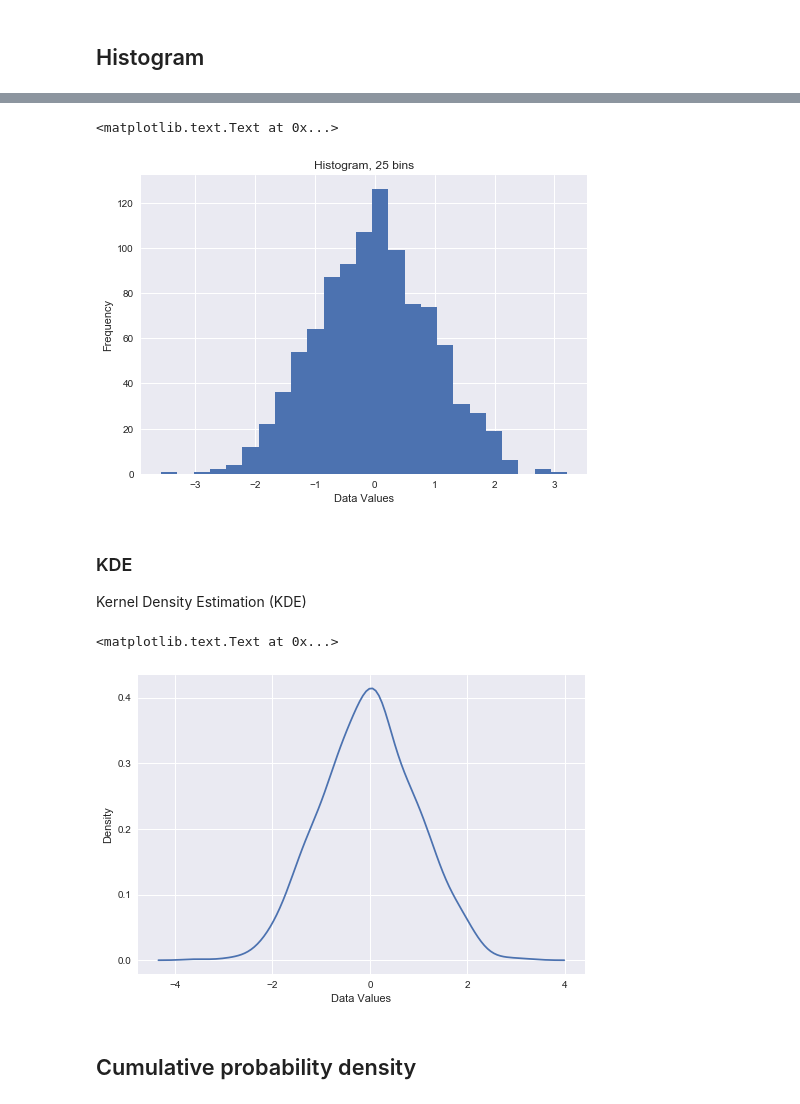
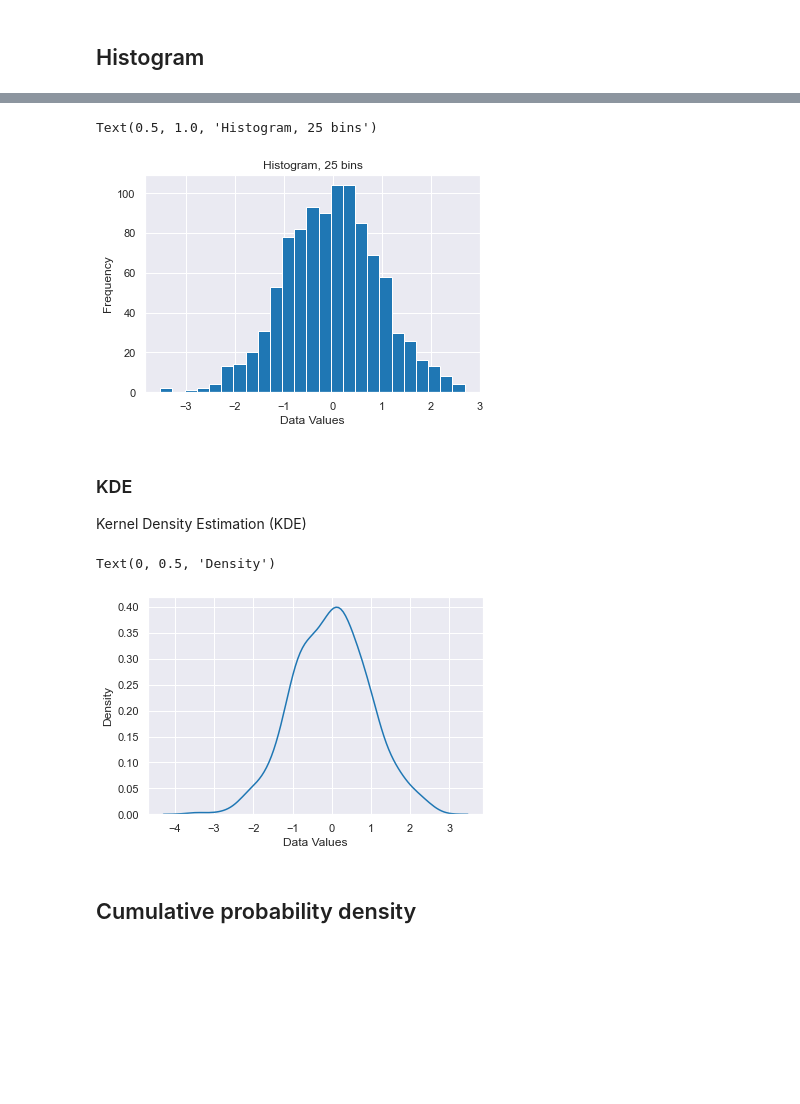
Before and after one commit to thomas-haslwanter/statsintro_python, a Jupyter notebook: ipynb/4_dataDisplay.ipynb, the cells around one changed output, grey strips where cells are left out. Cells and saved outputs as stored; diff of their text form; code cells hidden in the pictures; blank space fills up the shorter version.

```diff
--- a/ipynb/4_dataDisplay.ipynb
+++ b/ipynb/4_dataDisplay.ipynb
@@ -60,13 +59,13 @@ title('Histogram, default settings')
 # %%
-x = randn(1000)
+x = np.random.randn(1000)
 # %%
-hist(x,25)
-xlabel('Data Values')
-ylabel('Frequency')
-title('Histogram, 25 bins')
+plt.hist(x,25)
+plt.xlabel('Data Values')
+plt.ylabel('Frequency')
+plt.title('Histogram, 25 bins')
 # %% [output]
-<matplotlib.text.Text at 0x...>
+Text(0.5, 1.0, 'Histogram, 25 bins')
-[figure, old version]
+[figure, new version]
 # %% [markdown]
 ### KDE
 
@@ -74,11 +73,11 @@ Kernel Density Estimation (KDE)
 # %%
 import seaborn as sns
 sns.kdeplot(x)
-xlabel('Data Values')
-ylabel('Density')
+plt.xlabel('Data Values')
+plt.ylabel('Density')
 # %% [output]
-<matplotlib.text.Text at 0x...>
+Text(0, 0.5, 'Density')
-[figure, old version]
+[figure, new version]
 # %% [markdown]
 ## Cumulative probability density
 # %%
```
Also changed, not shown: parts of 12 cells of this notebook, 39 other files.
